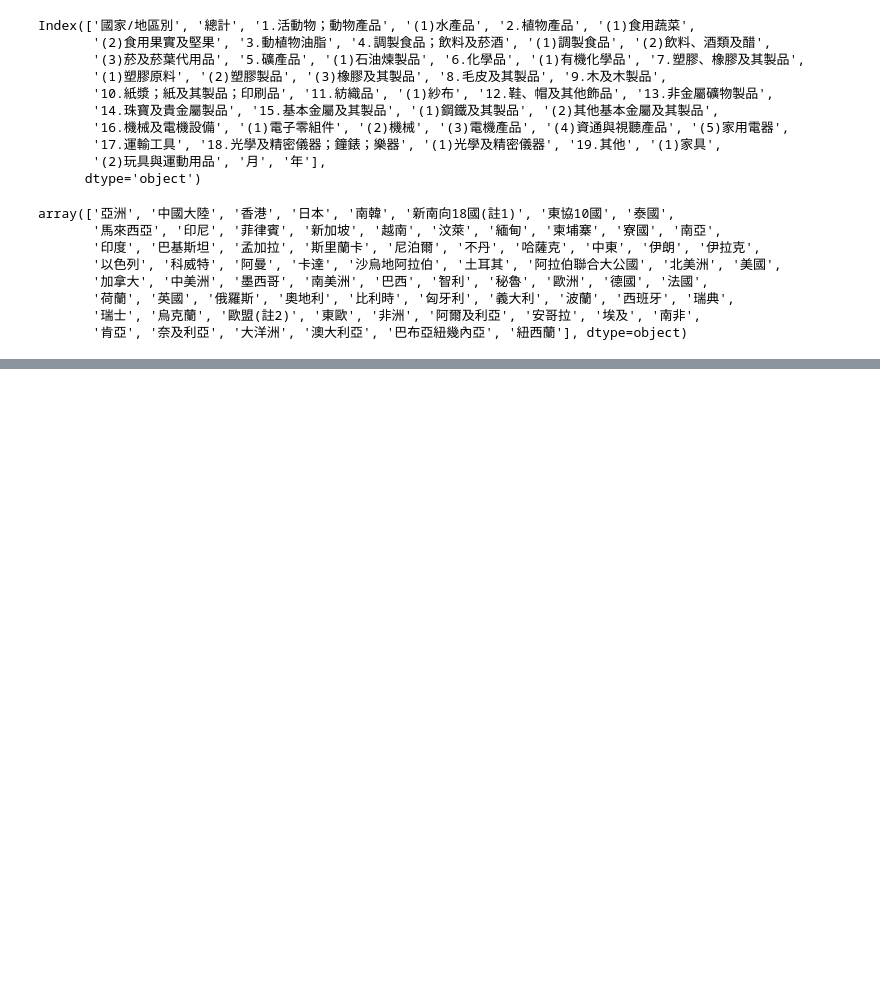
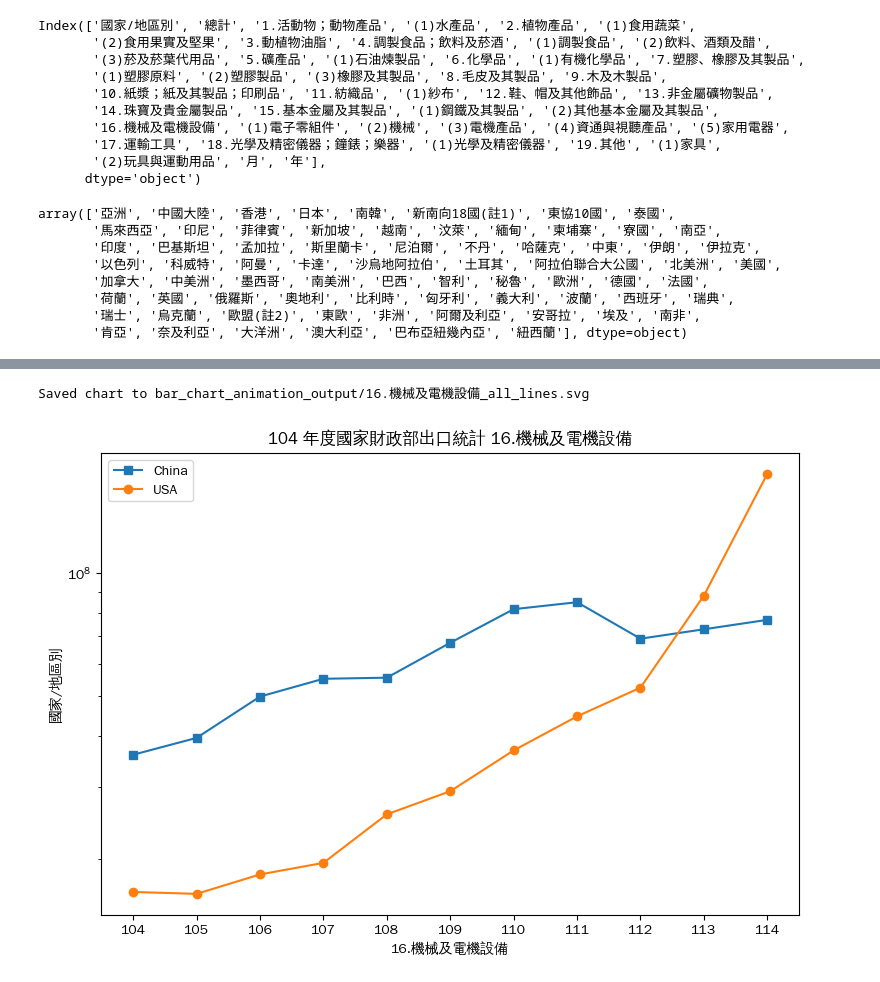
Before and after one commit to botszhuang/ESG_carbon_tax, a Jupyter notebook: tool_kit/mof_export_statistics/bar_chart_animation.ipynb, the cells around one changed output, grey strips where cells are left out. Cells and saved outputs as stored; diff of their text form; code cells hidden in the pictures; blank space fills up the shorter version.

```diff
--- a/tool_kit/mof_export_statistics/bar_chart_animation.ipynb
+++ b/tool_kit/mof_export_statistics/bar_chart_animation.ipynb
@@ -319 +325,25 @@ Saved chart to bar_chart_animation_output/bar_chart_109.svg
 ... (10 outputs left out)
+# %%
+df_USA = df_topN [ df_topN[CLstr] == "美國"]
+df_China = df_topN [ df_topN[CLstr] == "中國大陸" ]
+# %%
+plt.figure(figsize=(9, 6))
+
+
+plt.plot( df_China['年'] , df_China[colName], label='China', marker='s')
+plt.plot( df_USA['年'] , df_USA[colName], label='USA', marker='o')
+
+plt.legend()
+
+plt.yscale('log')
+
+plt.title( f"{year} 年度國家財政部出口統計 {colName}" )
+plt.xlabel( colName )
+plt.ylabel( CLstr )
+
+save_fig ( "all_lines")
+
+plt.show()
+# %% [output]
+Saved chart to bar_chart_animation_output/16.機械及電機設備_all_lines.svg
+[figure, added]
```
Also changed, not shown: parts of 9 cells of this notebook, 11 other files.
